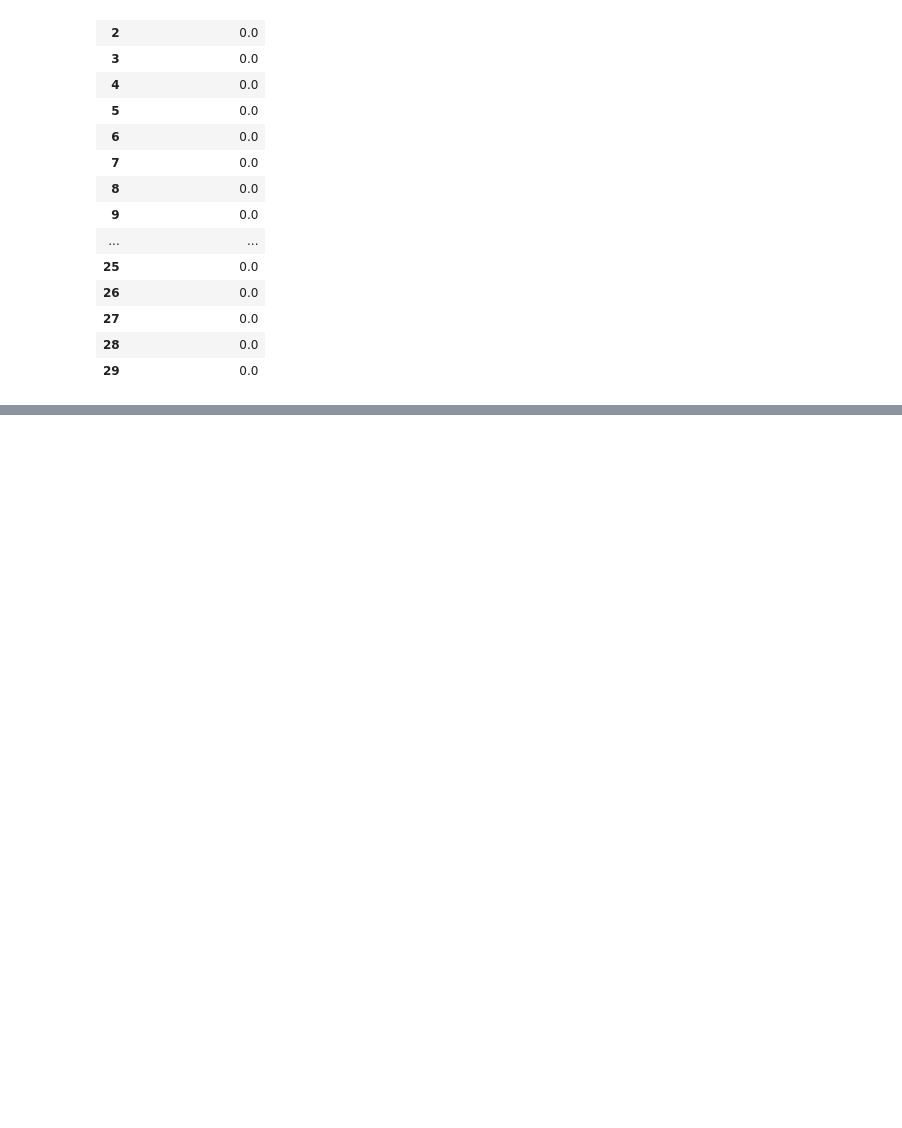
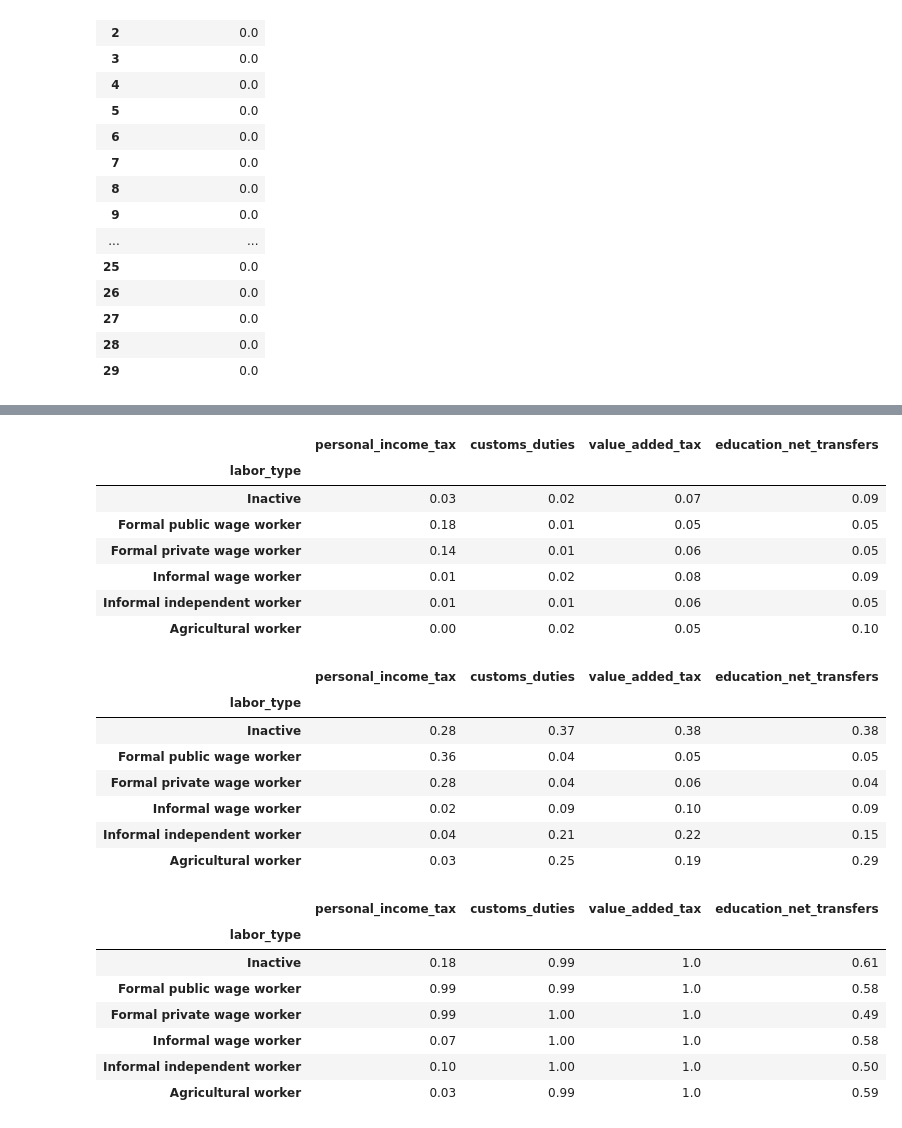
Before and after one commit to openfisca/openfisca-ceq-afrique-ouest, a Jupyter notebook: notebooks/example.ipynb, the cells around one changed output, grey strips where cells are left out. Cells and saved outputs as stored; diff of their text form; code cells hidden in the pictures; blank space fills up the shorter version.

```diff
--- a/notebooks/example.ipynb
+++ b/notebooks/example.ipynb
@@ -129,2 +129,40 @@ merged_dataframe
 | 55015 | 0.0 | 5952 | 3 | 14 | 1185516.250 |
 55016 rows × 5 columns
+# %%
+from openfisca_ceq.tools.results.inequality import inequality_table, incidence_table, concentration_share, taxpayers_share
+
+income_variable = 'gross_income'
+by_variable = 'labor_type'
+tax_variables = ['personal_income_tax', 'customs_duties', 'value_added_tax', 'education_net_transfers']
+
+table_by_indicator_by_scenario = dict()
+from openfisca_ceq.tools.tax_benefit_system_ceq_completion import labor_type_by_index
+
+display(incidence_table(survey_scenario, income_variable, tax_variables, by_variable).rename(index = labor_type_by_index))
+display(concentration_share(survey_scenario, tax_variables, by_variable).rename(index = labor_type_by_index))
+display(taxpayers_share(survey_scenario, tax_variables, by_variable).rename(index = labor_type_by_index))
+# %% [output]
+|  | personal_income_tax | customs_duties | value_added_tax | education_net_transfers |
+| labor_type |  |  |  |  |
+| Inactive | 0.03 | 0.02 | 0.07 | 0.09 |
+| Formal public wage worker | 0.18 | 0.01 | 0.05 | 0.05 |
+| Formal private wage worker | 0.14 | 0.01 | 0.06 | 0.05 |
+| Informal wage worker | 0.01 | 0.02 | 0.08 | 0.09 |
+| Informal independent worker | 0.01 | 0.01 | 0.06 | 0.05 |
+| Agricultural worker | 0.00 | 0.02 | 0.05 | 0.10 |
+|  | personal_income_tax | customs_duties | value_added_tax | education_net_transfers |
+| labor_type |  |  |  |  |
+| Inactive | 0.28 | 0.37 | 0.38 | 0.38 |
+| Formal public wage worker | 0.36 | 0.04 | 0.05 | 0.05 |
+| Formal private wage worker | 0.28 | 0.04 | 0.06 | 0.04 |
+| Informal wage worker | 0.02 | 0.09 | 0.10 | 0.09 |
+| Informal independent worker | 0.04 | 0.21 | 0.22 | 0.15 |
+| Agricultural worker | 0.03 | 0.25 | 0.19 | 0.29 |
+|  | personal_income_tax | customs_duties | value_added_tax | education_net_transfers |
+| labor_type |  |  |  |  |
+| Inactive | 0.18 | 0.99 | 1.0 | 0.61 |
+| Formal public wage worker | 0.99 | 0.99 | 1.0 | 0.58 |
+| Formal private wage worker | 0.99 | 1.00 | 1.0 | 0.49 |
+| Informal wage worker | 0.07 | 1.00 | 1.0 | 0.58 |
+| Informal independent worker | 0.10 | 1.00 | 1.0 | 0.50 |
+| Agricultural worker | 0.03 | 0.99 | 1.0 | 0.59 |
```
Also changed, not shown: parts of 4 cells of this notebook, 3 other files.
